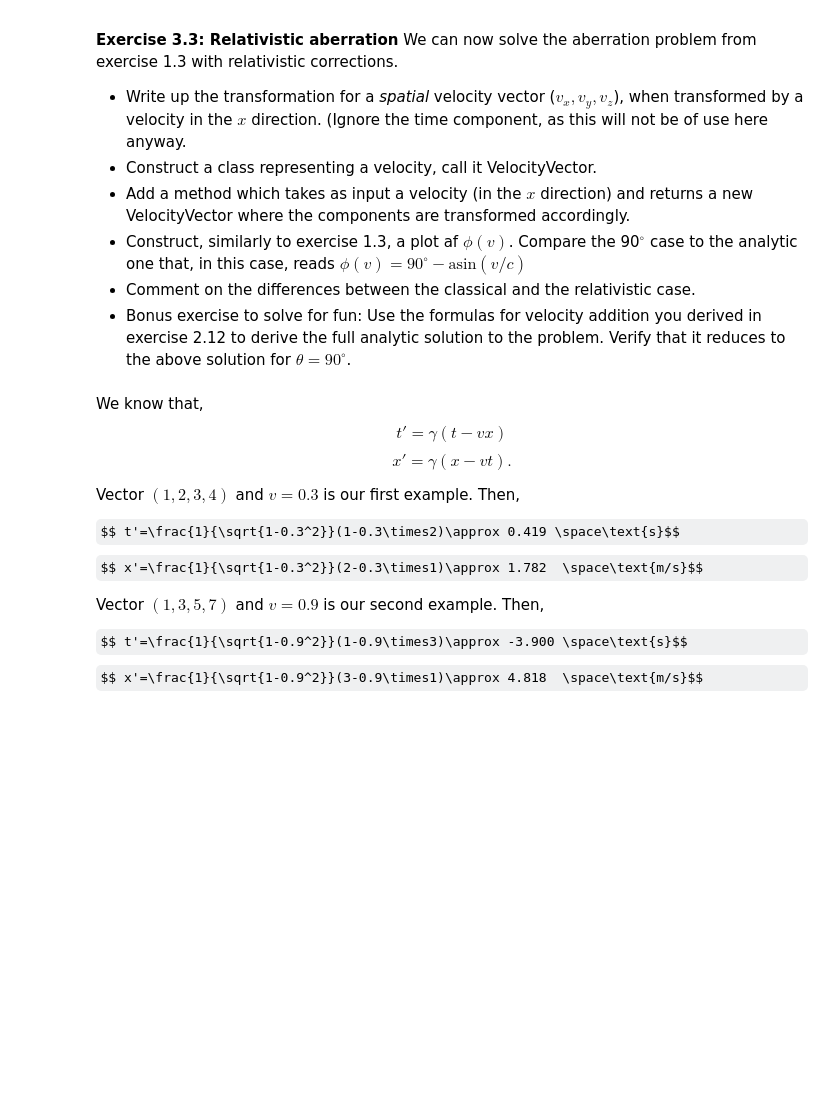
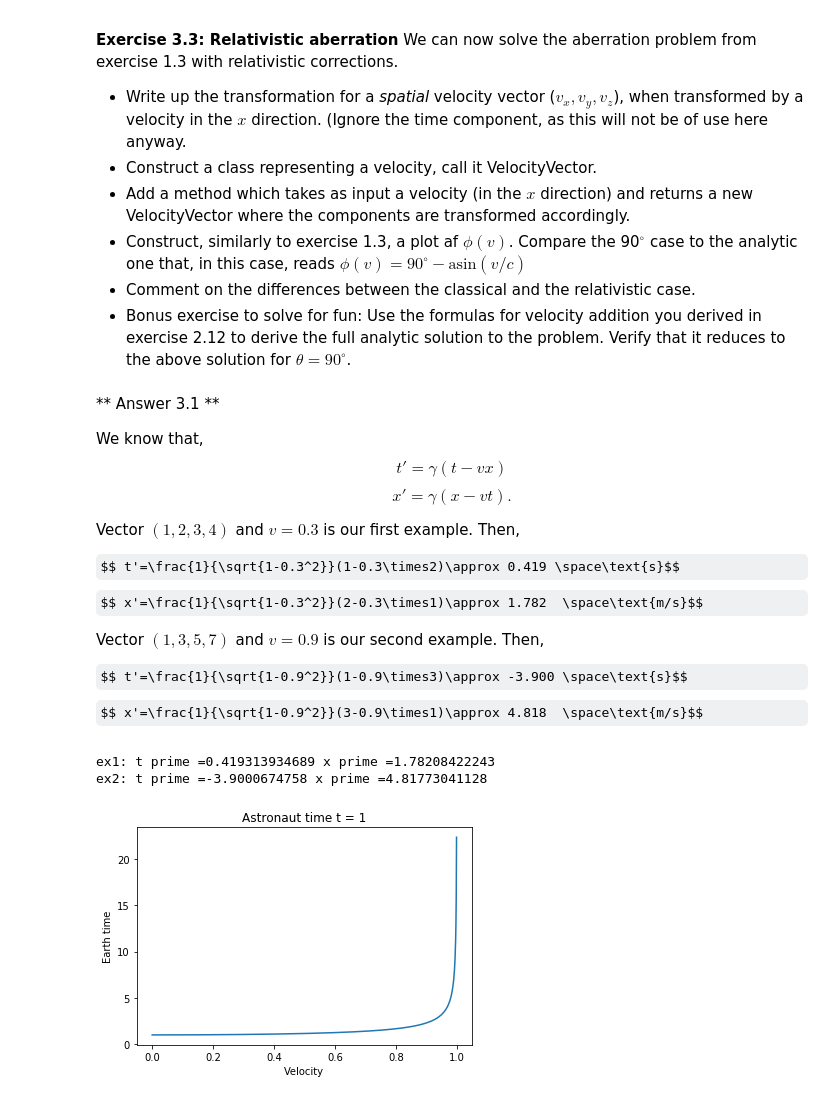
Before and after one commit to AstroJPetersson/LinAlg2, a Jupyter notebook: linalgTask.ipynb, the cells around one changed output. Cells and saved outputs as stored; diff of their text form; code cells hidden in the pictures; some formulas as TeX source; blank space fills up the shorter version.

```diff
--- a/linalgTask.ipynb
+++ b/linalgTask.ipynb
@@ -475,6 +475,8 @@ We can now solve the aberration problem from exercise 1.3 with relativistic corr
 * Comment on the differences between the classical and the relativistic case.
 * Bonus exercise to solve for fun: Use the formulas for velocity addition you derived in exercise 2.12 to derive the full analytic solution to the problem. Verify that it reduces to the above solution for $\theta = 90^\circ$.
 # %% [markdown]
+** Answer 3.1 **
+
 We know that,
 $$t'=\gamma(t-vx)$$
 $$x'=\gamma(x-vt).$$
@@ -490,0 +523,35 @@ $$ x'=\frac{1}{\sqrt{1-0.9^2}}(3-0.9\times1)\approx 4.818  \space\text{m/s}$$
+# %%
+#verifying our calculations in exercise 3.1
+
+Example1 = FourVector(1, 2, 3, 4)
+ex1 = Example1.Transform(0.3, showVector=True)
+
+Example2 = FourVector(1, 3, 5, 7)
+ex2 = Example2.Transform(0.9, showVector=True)
+
+print('ex1: t prime =' + str(ex1[0]), 'x prime =' + str(ex1[1]))
+print('ex2: t prime =' + str(ex2[0]), 'x prime =' + str(ex2[1]))
+# %% [output]
+ex1: t prime =0.419313934689 x prime =1.78208422243
+ex2: t prime =-3.9000674758 x prime =4.81773041128
+# %%
+#Exercice 3.2
+
+#at time t=1 (from the astronauts perspective)
+astronaut = FourVector(1,0,0,0)
+ylist = []
+xlist = []
+
+for n in linspace(0,1, 1000, False):
+	#print(astronaut.Transform(n))
+	xlist.append(n)
+	ylist.append(astronaut.Transform(n, showVector=True)[0])
+
+plt.plot(xlist, ylist)
+plt.title("Astronaut time t = 1")
+plt.xlabel("Velocity")
+plt.ylabel("Earth time")
+
+plt.show()
+# %% [output]
+[figure, added]
```
Also changed, not shown: parts of 6 cells of this notebook, 1 other file.
